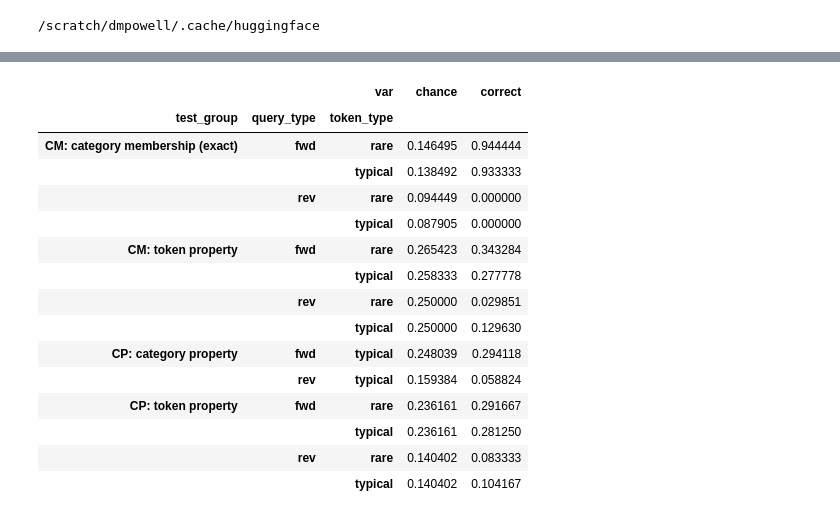
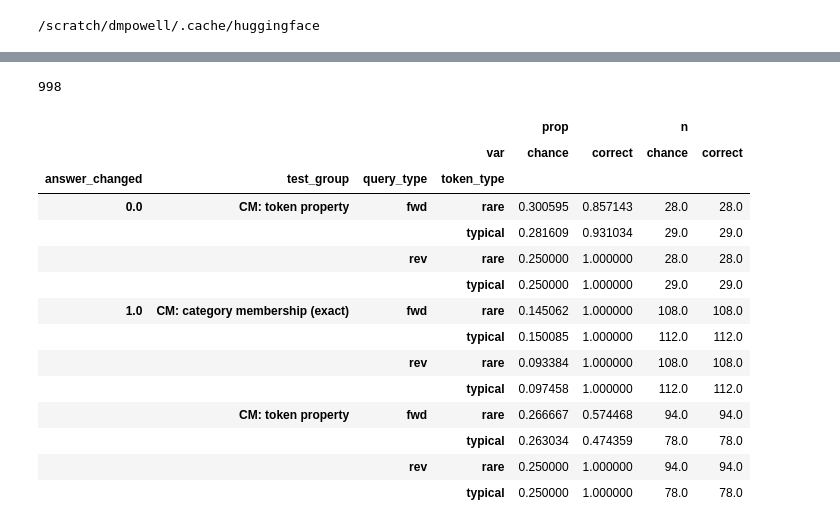
Before and after one commit to derekpowell/EasyEdit, a Jupyter notebook: analysis.ipynb, the cells around one changed output, grey strips where cells are left out. Cells and saved outputs as stored; diff of their text form; code cells hidden in the pictures.

Commit message:
initial sampled results

```diff
--- a/analysis.ipynb
+++ b/analysis.ipynb
@@ -53,13 +53,14 @@ def report_results(df):
 
     out2 = (
         df
+        # .loc[lambda x: x.answer_changed]
         .assign(
             chance_fwd = lambda d: d.apply(lambda x: 1/len(x.fwd_choices), 1),
             chance_rev = lambda d: d.apply(lambda x: 1/len(x.rev_choices), 1)
         )
-        .filter(['edit_type', 'entity','token_type','subj','property', 'edit', 'query_fwd','query_rev','correct_fwd','correct_rev', 'chance_fwd', 'chance_rev'])
+        .filter(['answer_changed', 'edit_type', 'entity','token_type','subj','property', 'edit', 'query_fwd','query_rev','correct_fwd','correct_rev', 'chance_fwd', 'chance_rev'])
         .pivot_longer(
-            index = ['edit_type','entity','token_type','subj','property', 'edit', 'query_fwd', 'query_rev'],
+            index = ['answer_changed', 'edit_type','entity','token_type','subj','property', 'edit', 'query_fwd', 'query_rev'],
             names_to = ('var', 'query_type'),
             names_sep = '_'
         )
@@ -68,12 +69,13 @@ def report_results(df):
             [(x.edit_type == "category property") & (x.subj == x.entity), (x.edit_type == "category property") & (x.subj != x.entity), x.property == "category_membership", x.property.str.startswith("category_"), x.property.notna()],
             ["CP: category property", "CP: token property", "CM: category membership (exact)", "CM: category membership (paraphrase)", "CM: token property"]
             ))
-        .groupby(['test_group', 'query_type', "token_type", 'var'])
+        .groupby(['answer_changed', 'test_group', 'query_type', "token_type", 'var'])
         .agg(
-            prop = ('value', 'mean')
+            prop = ('value', 'mean'),
+            n = ('value', 'count')
             )
         .reset_index()
-        .pivot(index = ['test_group','query_type', "token_type"], columns = ['var'], values = 'prop')
+        .pivot(index = ['answer_changed', 'test_group','query_type', "token_type"], columns = ['var'], values = ['prop', 'n'])
 
     )
 
@@ -110,19 +123,21 @@ Currently, the Category-property edits aren't really working (they are slightly
-# %%
-report_results(res_ft)
-# %% [output]
-|  |  | var | chance | correct |
-| test_group | query_type | token_type |  |  |
-| CM: category membership (exact) | fwd | rare | 0.146495 | 0.944444 |
-|  |  | typical | 0.138492 | 0.933333 |
-|  | rev | rare | 0.094449 | 0.000000 |
-|  |  | typical | 0.087905 | 0.000000 |
-| CM: token property | fwd | rare | 0.265423 | 0.343284 |
-|  |  | typical | 0.258333 | 0.277778 |
-|  | rev | rare | 0.250000 | 0.029851 |
-|  |  | typical | 0.250000 | 0.129630 |
-| CP: category property | fwd | typical | 0.248039 | 0.294118 |
-|  | rev | typical | 0.159384 | 0.058824 |
-| CP: token property | fwd | rare | 0.236161 | 0.291667 |
-|  |  | typical | 0.236161 | 0.281250 |
-|  | rev | rare | 0.140402 | 0.083333 |
-|  |  | typical | 0.140402 | 0.104167 |
+# %%
+res_ice = load_result("results/csv/meta-llama-Llama-2-7b-hf-ICE.csv")
+print(len(res_ice))
+report_results(res_ice)
+# %% [output]
+998
+|  |  |  |  | prop |  | n |  |
+|  |  |  | var | chance | correct | chance | correct |
+| answer_changed | test_group | query_type | token_type |  |  |  |  |
+| 0.0 | CM: token property | fwd | rare | 0.300595 | 0.857143 | 28.0 | 28.0 |
+|  |  |  | typical | 0.281609 | 0.931034 | 29.0 | 29.0 |
+|  |  | rev | rare | 0.250000 | 1.000000 | 28.0 | 28.0 |
+|  |  |  | typical | 0.250000 | 1.000000 | 29.0 | 29.0 |
+| 1.0 | CM: category membership (exact) | fwd | rare | 0.145062 | 1.000000 | 108.0 | 108.0 |
+|  |  |  | typical | 0.150085 | 1.000000 | 112.0 | 112.0 |
+|  |  | rev | rare | 0.093384 | 1.000000 | 108.0 | 108.0 |
+|  |  |  | typical | 0.097458 | 1.000000 | 112.0 | 112.0 |
+|  | CM: token property | fwd | rare | 0.266667 | 0.574468 | 94.0 | 94.0 |
+|  |  |  | typical | 0.263034 | 0.474359 | 78.0 | 78.0 |
+|  |  | rev | rare | 0.250000 | 1.000000 | 94.0 | 94.0 |
+|  |  |  | typical | 0.250000 | 1.000000 | 78.0 | 78.0 |
```
Also changed, not shown: parts of 6 cells of this notebook, 1 other file.
